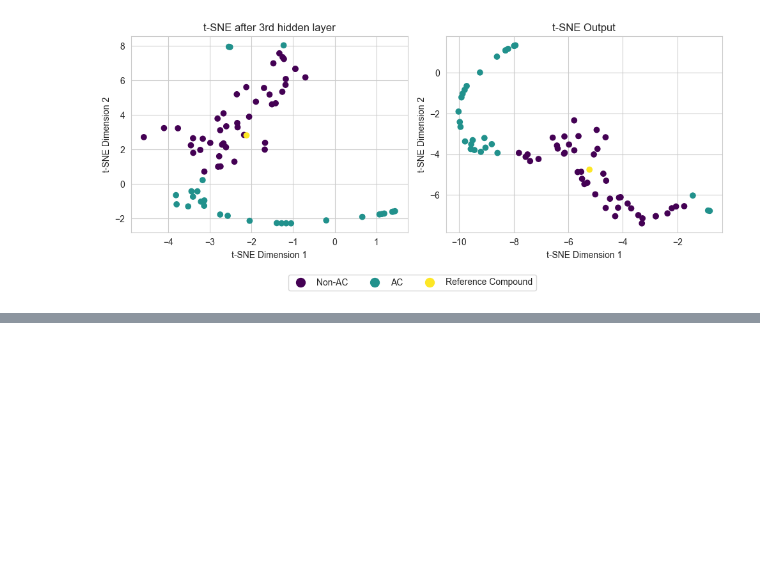
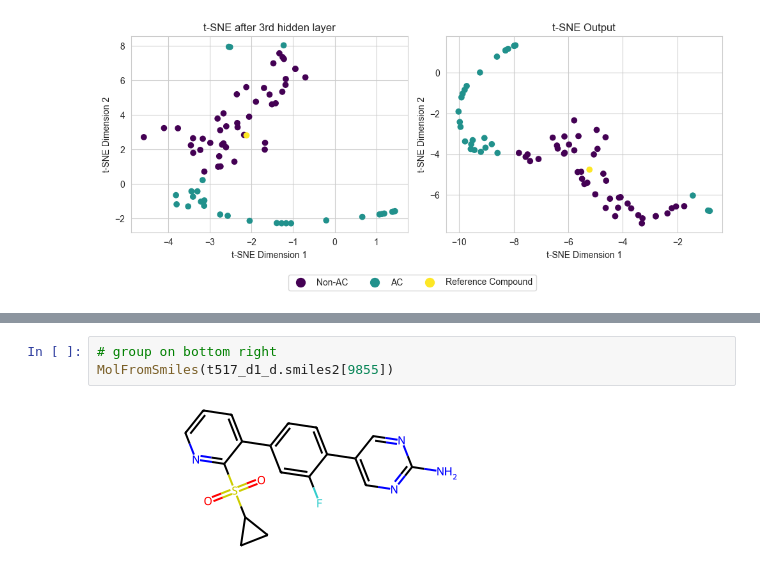
Before and after one commit to reginaib/AC-DTI, a Jupyter notebook: scripts/visualisation_bdb.ipynb, the cells around one changed output, grey strips where cells are left out. Drawn from its saved outputs; the diff is of its cells as text; blank space fills up the shorter version.

```diff
--- a/scripts/visualisation_bdb.ipynb
+++ b/scripts/visualisation_bdb.ipynb
@@ -513,0 +780,5 @@ plt.show()
+# %%
+# group on bottom right
+MolFromSmiles(t517_d1_d.smiles2[9855])
+# %% [output]
+[figure, added]
```
Also changed, not shown: parts of 25 cells of this notebook, 1 other file.
